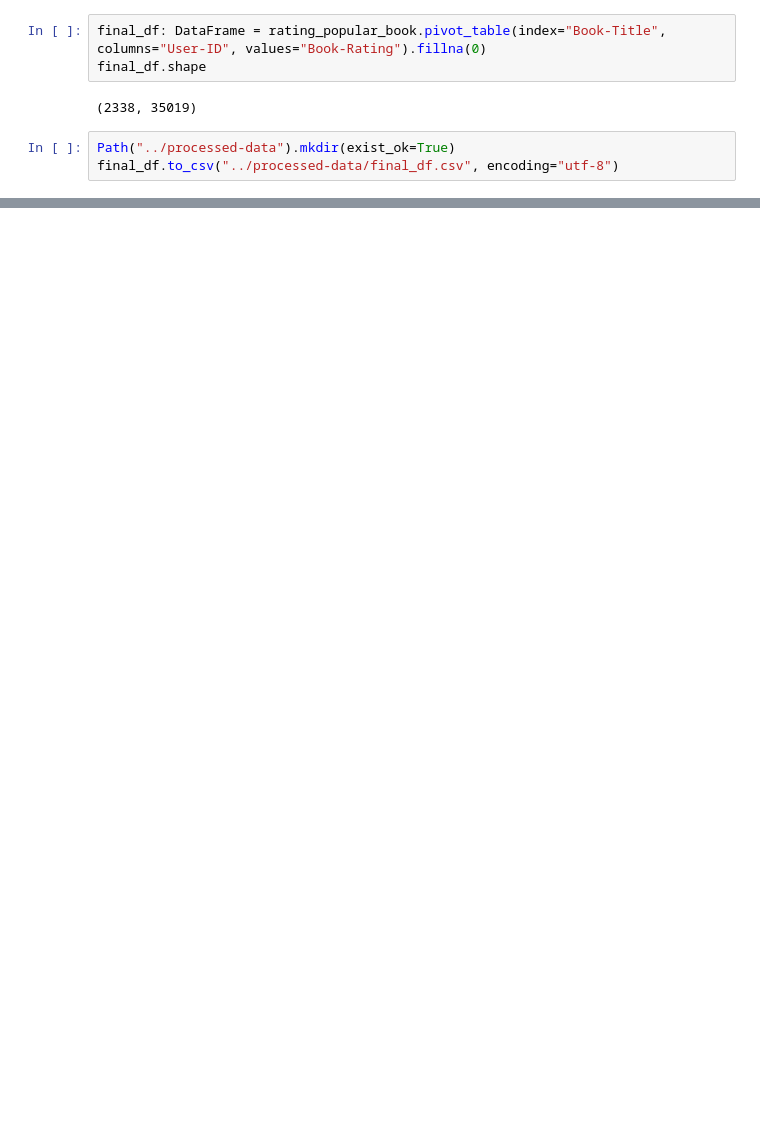
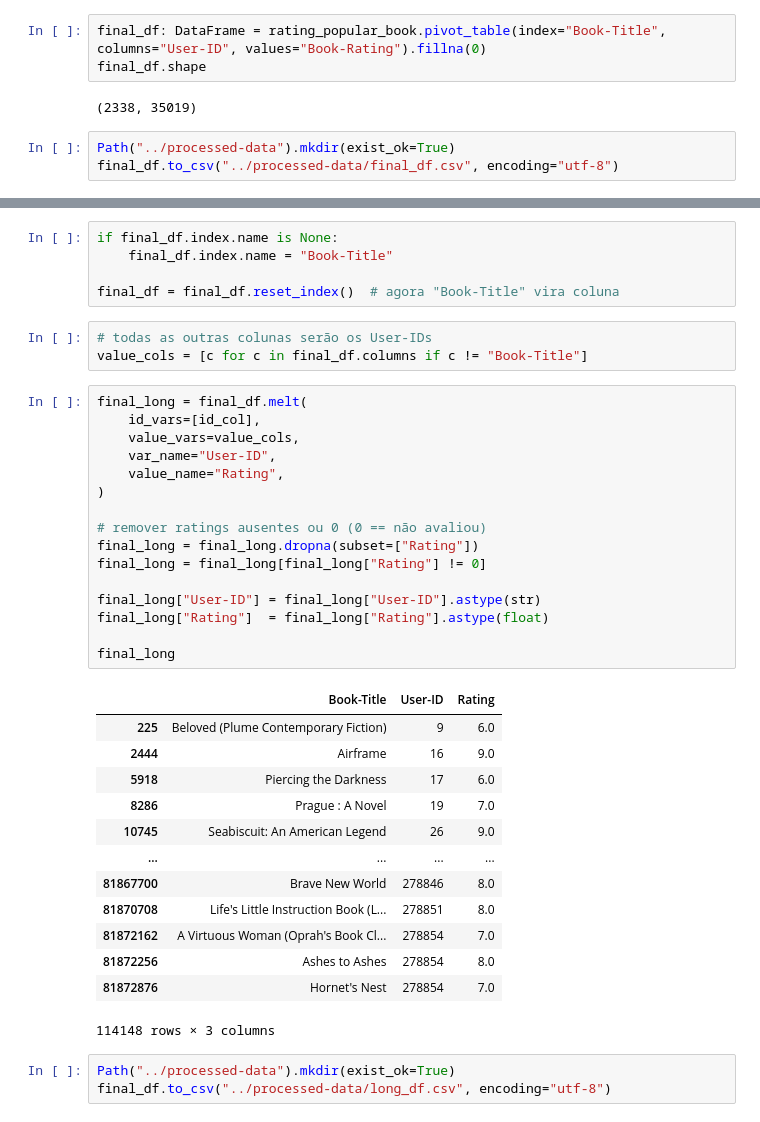
Before and after one commit to lucassmaciel/recommendation-system-ODS, a Jupyter notebook: metrics/processing-data.ipynb, the cells around one changed output, grey strips where cells are left out. Cells and saved outputs as stored; diff of their text form; blank space fills up the shorter version.

Commit message:
feat: added long_df processing to ease knn first implementation

```diff
--- a/metrics/processing-data.ipynb
+++ b/metrics/processing-data.ipynb
@@ -262,0 +282,41 @@ final_df.to_csv("../processed-data/final_df.csv", encoding="utf-8")
+# %%
+if final_df.index.name is None:
+    final_df.index.name = "Book-Title"
+
+final_df = final_df.reset_index()  # agora "Book-Title" vira coluna
+# %%
+# todas as outras colunas serão os User-IDs
+value_cols = [c for c in final_df.columns if c != "Book-Title"]
+# %%
+final_long = final_df.melt(
+    id_vars=[id_col],
+    value_vars=value_cols,
+    var_name="User-ID",
+    value_name="Rating",
+)
+
+# remover ratings ausentes ou 0 (0 == não avaliou)
+final_long = final_long.dropna(subset=["Rating"])
+final_long = final_long[final_long["Rating"] != 0]
+
+final_long["User-ID"] = final_long["User-ID"].astype(str)
+final_long["Rating"]  = final_long["Rating"].astype(float)
+
+final_long
+# %% [output]
+|  | Book-Title | User-ID | Rating |
+| 225 | Beloved (Plume Contemporary Fiction) | 9 | 6.0 |
+| 2444 | Airframe | 16 | 9.0 |
+| 5918 | Piercing the Darkness | 17 | 6.0 |
+| 8286 | Prague : A Novel | 19 | 7.0 |
+| 10745 | Seabiscuit: An American Legend | 26 | 9.0 |
+| ... | ... | ... | ... |
+| 81867700 | Brave New World | 278846 | 8.0 |
+| 81870708 | Life's Little Instruction Book (L... | 278851 | 8.0 |
+| 81872162 | A Virtuous Woman (Oprah's Book Cl... | 278854 | 7.0 |
+| 81872256 | Ashes to Ashes | 278854 | 8.0 |
+| 81872876 | Hornet's Nest | 278854 | 7.0 |
+114148 rows × 3 columns
+# %%
+Path("../processed-data").mkdir(exist_ok=True)
+final_df.to_csv("../processed-data/long_df.csv", encoding="utf-8")
```
Also changed, not shown: parts of 3 cells of this notebook.
